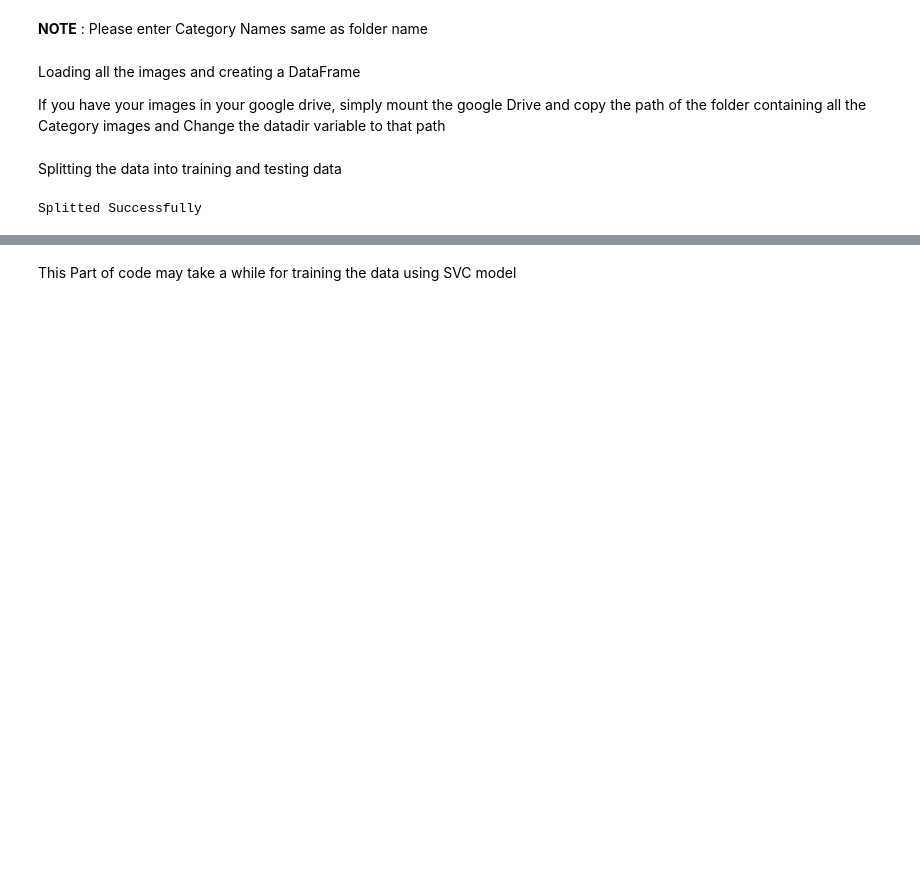
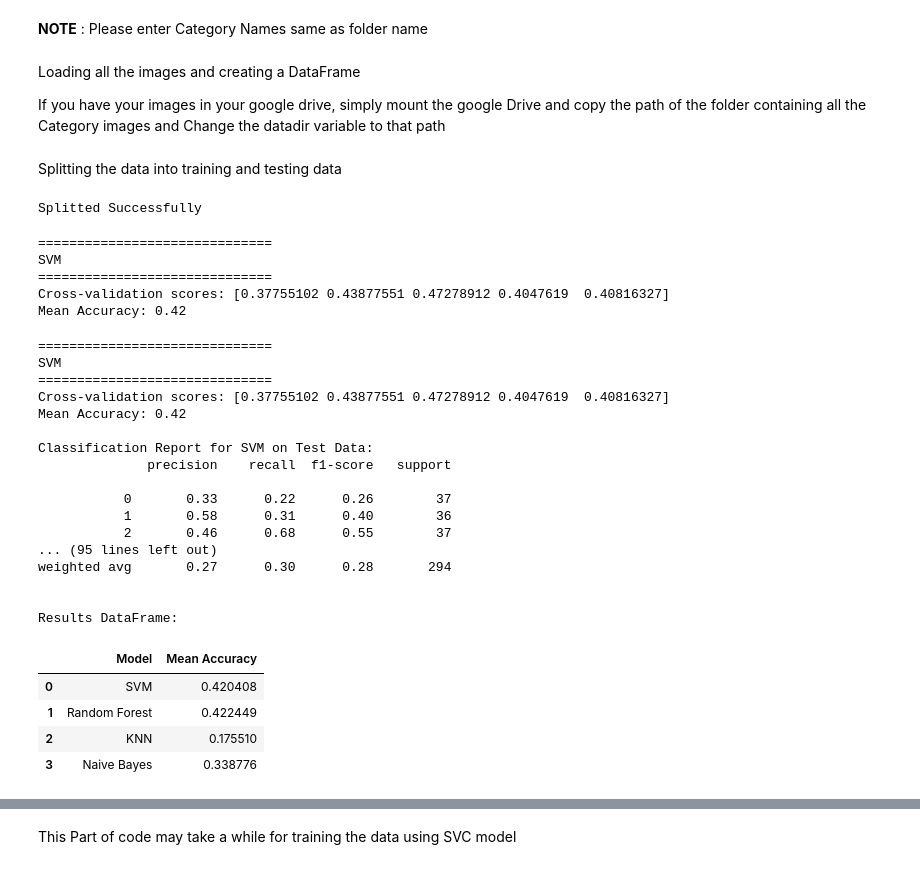
Before and after one commit to fadhelmurphy/sklearn-image-classification, a Jupyter notebook: Notebook.ipynb, the cells around one changed output, grey strips where cells are left out. Cells and saved outputs as stored; diff of their text form; code cells hidden in the pictures; blank space fills up the shorter version.

Commit message:
feat: add cross validation

```diff
--- a/Notebook.ipynb
+++ b/Notebook.ipynb
@@ -70,0 +81,65 @@ Splitted Successfully
+# %%
+# Algoritma Klasifikasi
+svm_model = make_pipeline(StandardScaler(), SVC(kernel='rbf', probability=True))
+rf_model = RandomForestClassifier(n_estimators=100, random_state=42)
+knn_model = KNeighborsClassifier(n_neighbors=5)
+nb_model = GaussianNB()
+
+# List model
+models = {'SVM': svm_model, 'Random Forest': rf_model, 'KNN': knn_model, 'Naive Bayes': nb_model}
+
+# Inisialisasi DataFrame untuk menyimpan hasil
+results_df = pd.DataFrame(columns=['Model', 'Mean Accuracy'])
+
+# Cross-validation dan evaluasi
+for name, model in models.items():
+    scores = cross_val_score(model, X, y, cv=5)  # Cross-validation dengan 5 fold
+    mean_accuracy = np.mean(scores)
+    print(f"\n{30*'='}\n{name}\n{30*'='}")
+    print(f"Cross-validation scores: {scores}")
+    print(f"Mean Accuracy: {np.mean(scores):.2f}")
+
+    # Latih model pada data latih dan evaluasi pada data uji
+    model.fit(X_train, y_train)
+    y_pred = model.predict(X_test)
+
+    # Tambahkan hasil ke DataFrame
+    results_df = results_df.append({'Model': name, 'Mean Accuracy': mean_accuracy}, ignore_index=True)
+
+    print(f"\n{30*'='}\n{name}\n{30*'='}")
+    print(f"Cross-validation scores: {scores}")
+    print(f"Mean Accuracy: {mean_accuracy:.2f}")
+    print(f"\nClassification Report for {name} on Test Data:")
+    print(classification_report(y_test, y_pred))
+
+# Tampilkan hasil dalam bentuk DataFrame
+print("\nResults DataFrame:")
+results_df
+# %% [output]
+==============================
+SVM
+==============================
+Cross-validation scores: [0.37755102 0.43877551 0.47278912 0.4047619  0.40816327]
+Mean Accuracy: 0.42
+==============================
+SVM
+==============================
+Cross-validation scores: [0.37755102 0.43877551 0.47278912 0.4047619  0.40816327]
+Mean Accuracy: 0.42
+
+Classification Report for SVM on Test Data:
+              precision    recall  f1-score   support
+
+           0       0.33      0.22      0.26        37
+           1       0.58      0.31      0.40        36
+           2       0.46      0.68      0.55        37
+... (95 lines left out)
+weighted avg       0.27      0.30      0.28       294
+
+
+Results DataFrame:
+|  | Model | Mean Accuracy |
+| 0 | SVM | 0.420408 |
+| 1 | Random Forest | 0.422449 |
+| 2 | KNN | 0.175510 |
+| 3 | Naive Bayes | 0.338776 |
```
Also changed, not shown: parts of 7 cells of this notebook, 1 other file.
